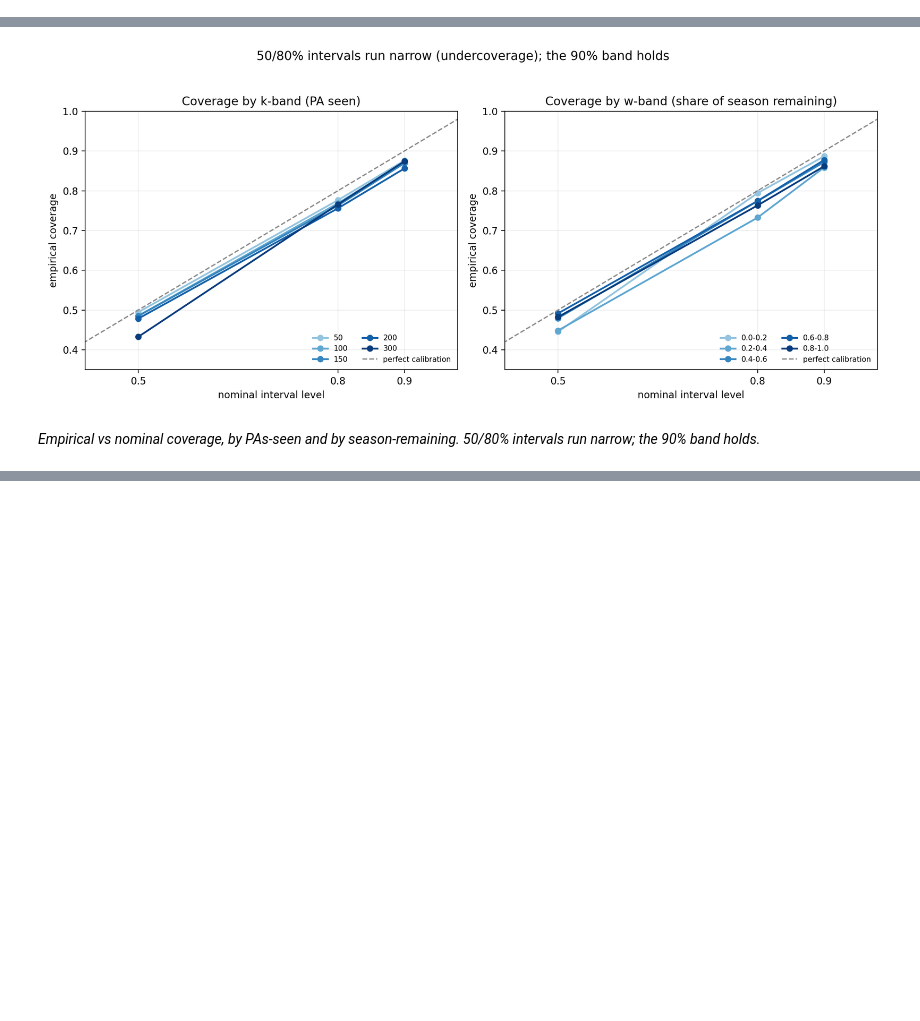
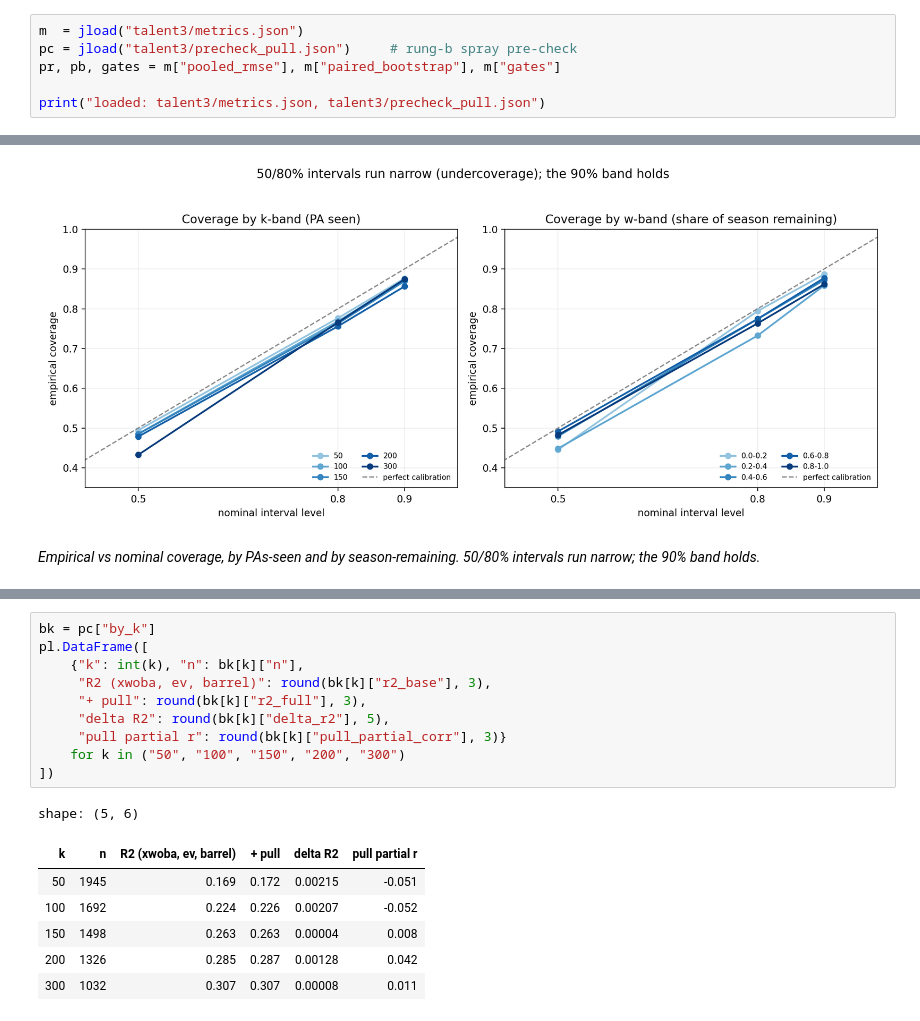
Before and after one commit to bwista/xwobart, a Jupyter notebook: notebooks/03_forecast.ipynb, the cells around one changed output, grey strips where cells are left out. Drawn from its saved outputs; the diff is of its cells as text; blank space fills up the shorter version.

```diff
--- a/notebooks/07_ros_forecast.ipynb
+++ b/notebooks/03_forecast.ipynb
@@ -30,0 +30,6 @@ results:   C:\Users\H-100\Desktop\python\xwobart\results (exists)
+# %%
+m  = jload("talent3/metrics.json")
+pc = jload("talent3/precheck_pull.json")     # rung-b spray pre-check
+pr, pb, gates = m["pooled_rmse"], m["paired_bootstrap"], m["gates"]
+
+print("loaded: talent3/metrics.json, talent3/precheck_pull.json")
@@ -170,0 +172,18 @@ show_fig("talent3/figures/width_vs_pa_and_w.png",
+# %%
+bk = pc["by_k"]
+pl.DataFrame([
+    {"k": int(k), "n": bk[k]["n"],
+     "R2 (xwoba, ev, barrel)": round(bk[k]["r2_base"], 3),
+     "+ pull": round(bk[k]["r2_full"], 3),
+     "delta R2": round(bk[k]["delta_r2"], 5),
+     "pull partial r": round(bk[k]["pull_partial_corr"], 3)}
+    for k in ("50", "100", "150", "200", "300")
+])
+# %% [output]
+shape: (5, 6)
+| k | n | R2 (xwoba, ev, barrel) | + pull | delta R2 | pull partial r |
+| 50 | 1945 | 0.169 | 0.172 | 0.00215 | -0.051 |
+| 100 | 1692 | 0.224 | 0.226 | 0.00207 | -0.052 |
+| 150 | 1498 | 0.263 | 0.263 | 0.00004 | 0.008 |
+| 200 | 1326 | 0.285 | 0.287 | 0.00128 | 0.042 |
+| 300 | 1032 | 0.307 | 0.307 | 0.00008 | 0.011 |
```
Also changed, not shown: parts of 20 cells of this notebook, 10 other files.
